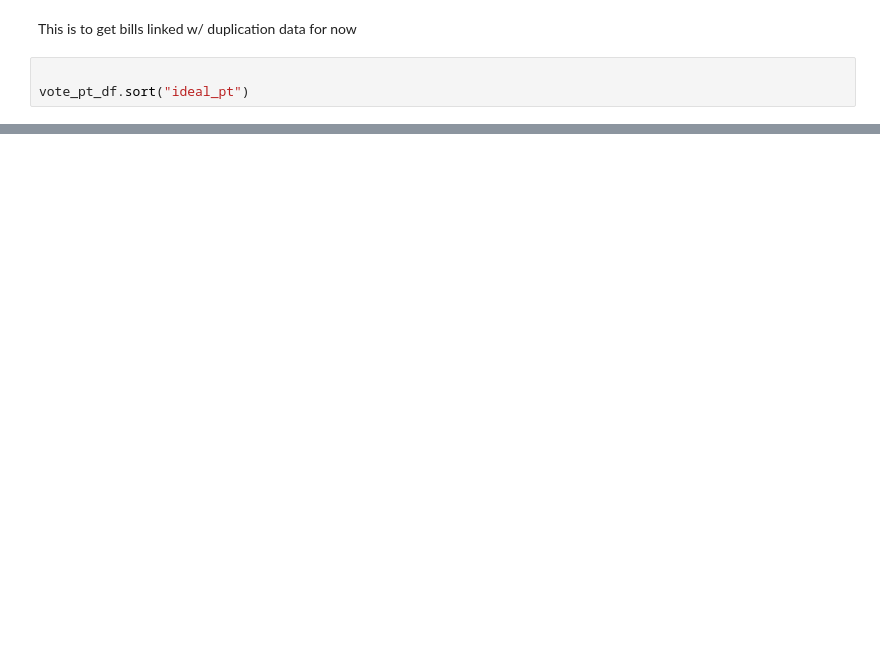
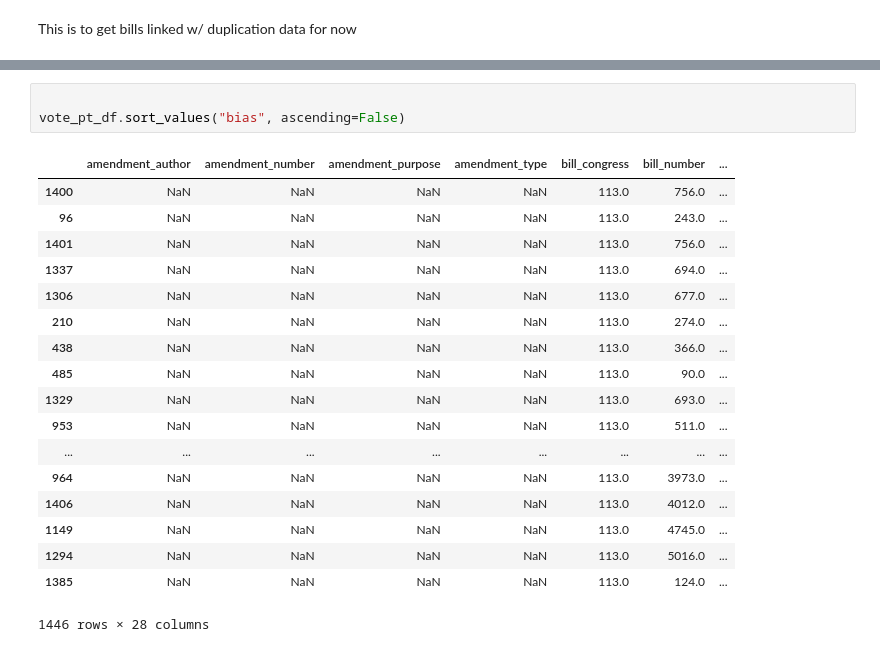
Before and after one commit to saulshanabrook/congressiona-text-reuse, a Jupyter notebook: saul/ideal point.ipynb, the cells around one changed output, grey strips where cells are left out. Cells and saved outputs as stored; diff of their text form; blank space fills up the shorter version.

```diff
--- a/saul/ideal point.ipynb
+++ b/saul/ideal point.ipynb
@@ -207,5 +207,2 @@ In [78] used 0.000 MiB RAM in 0.038s, peaked 0.000 MiB above current, total RAM
 # %% [markdown]
 This is to get bills linked w/ duplication data for now
-# %%
-
-vote_pt_df.sort("ideal_pt")
@@ -231,0 +209,22 @@ In [80] used 0.000 MiB RAM in 0.136s, peaked 0.000 MiB above current, total RAM
+# %%
+
+vote_pt_df.sort_values("bias", ascending=False)
+# %% [output]
+|  | amendment_author | amendment_number | amendment_purpose | amendment_type | bill_congress | bill_number | ... |
+| 1400 | NaN | NaN | NaN | NaN | 113.0 | 756.0 | ... |
+| 96 | NaN | NaN | NaN | NaN | 113.0 | 243.0 | ... |
+| 1401 | NaN | NaN | NaN | NaN | 113.0 | 756.0 | ... |
+| 1337 | NaN | NaN | NaN | NaN | 113.0 | 694.0 | ... |
+| 1306 | NaN | NaN | NaN | NaN | 113.0 | 677.0 | ... |
+| 210 | NaN | NaN | NaN | NaN | 113.0 | 274.0 | ... |
+| 438 | NaN | NaN | NaN | NaN | 113.0 | 366.0 | ... |
+| 485 | NaN | NaN | NaN | NaN | 113.0 | 90.0 | ... |
+| 1329 | NaN | NaN | NaN | NaN | 113.0 | 693.0 | ... |
+| 953 | NaN | NaN | NaN | NaN | 113.0 | 511.0 | ... |
+| ... | ... | ... | ... | ... | ... | ... | ... |
+| 964 | NaN | NaN | NaN | NaN | 113.0 | 3973.0 | ... |
+| 1406 | NaN | NaN | NaN | NaN | 113.0 | 4012.0 | ... |
+| 1149 | NaN | NaN | NaN | NaN | 113.0 | 4745.0 | ... |
+| 1294 | NaN | NaN | NaN | NaN | 113.0 | 5016.0 | ... |
+| 1385 | NaN | NaN | NaN | NaN | 113.0 | 124.0 | ... |
+1446 rows × 28 columns
```
Also changed, not shown: parts of 20 cells of this notebook, 3 other files.
